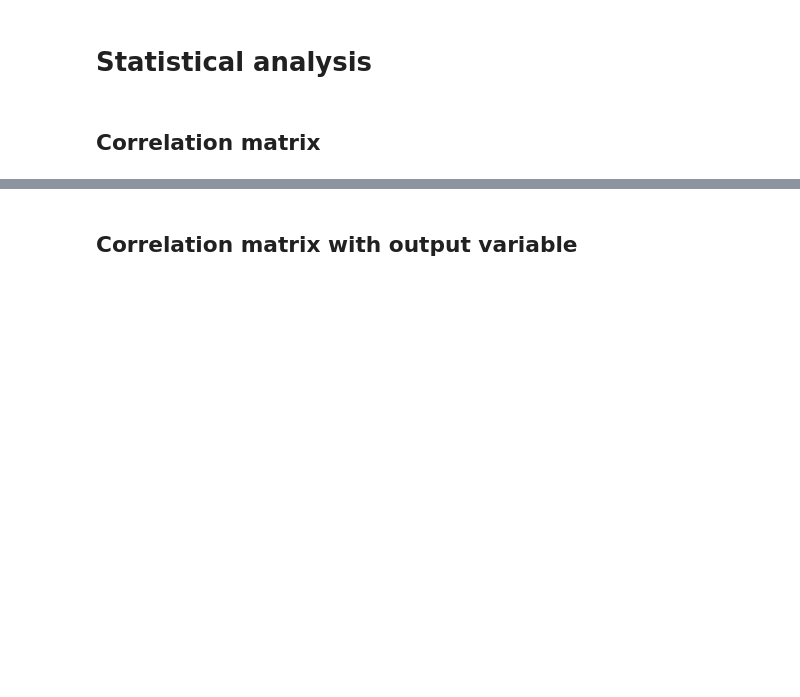
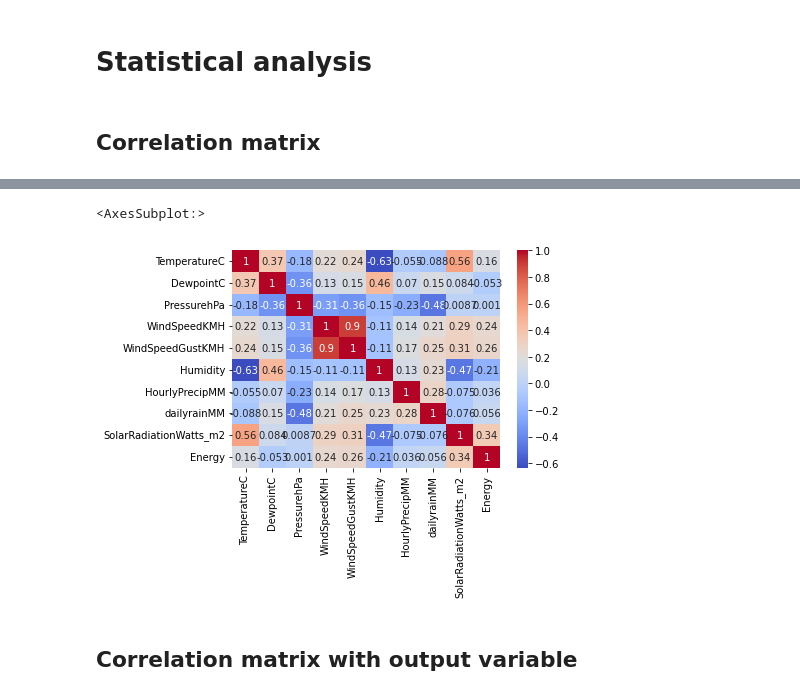
Before and after one commit to franciscomonteiro85/faa-energy-prediction, a Jupyter notebook: Energy Prediction.ipynb, the cells around one changed output, grey strips where cells are left out. Cells and saved outputs as stored; diff of their text form; code cells hidden in the pictures; blank space fills up the shorter version.

```diff
--- a/Energy Prediction.ipynb
+++ b/Energy Prediction.ipynb
@@ -165,0 +178,5 @@ plt.show()
+# %%
+df_merged = pd.concat([df_weather, df_energy], axis=1)
+df_merged.dropna(axis=0, inplace=True)
+df_merged.reset_index(drop=True, inplace=True)
+df_merged
@@ -165,0 +197,3 @@ plt.show()
+# %%
+df_merged.drop('datetime', axis=1, inplace=True)
+df_merged
@@ -165,0 +214,6 @@ plt.show()
+# %%
+#df_merged = pd.concat([df_weather, df_energy], axis=1)
+scaler = MinMaxScaler()
+df_scaled = scaler.fit_transform(df_merged)
+df_scaled = pd.DataFrame(df_scaled, columns=df_merged.columns)
+df_scaled
@@ -168,8 +236,6 @@ plt.show()
 # %% [markdown]
 ## Correlation matrix
 # %%
-df_energy = pd.DataFrame(df_energy, columns=['Energy'])
-df_merged = pd.concat([df_energy, df_weather], axis=1)
-corr=df_merged.corr()
-#sns.heatmap(corr,cmap='coolwarm',annot=True)
+corr = df_scaled.corr()
+sns.heatmap(corr,cmap='coolwarm',annot=True)
 # %% [output]
@@ -182,3 +242,5 @@ corr=df_merged.corr()
+<AxesSubplot:>
+[figure, added]
 # %% [markdown]
 ## Correlation matrix with output variable
 # %%
```
Also changed, not shown: parts of 35 cells of this notebook.
